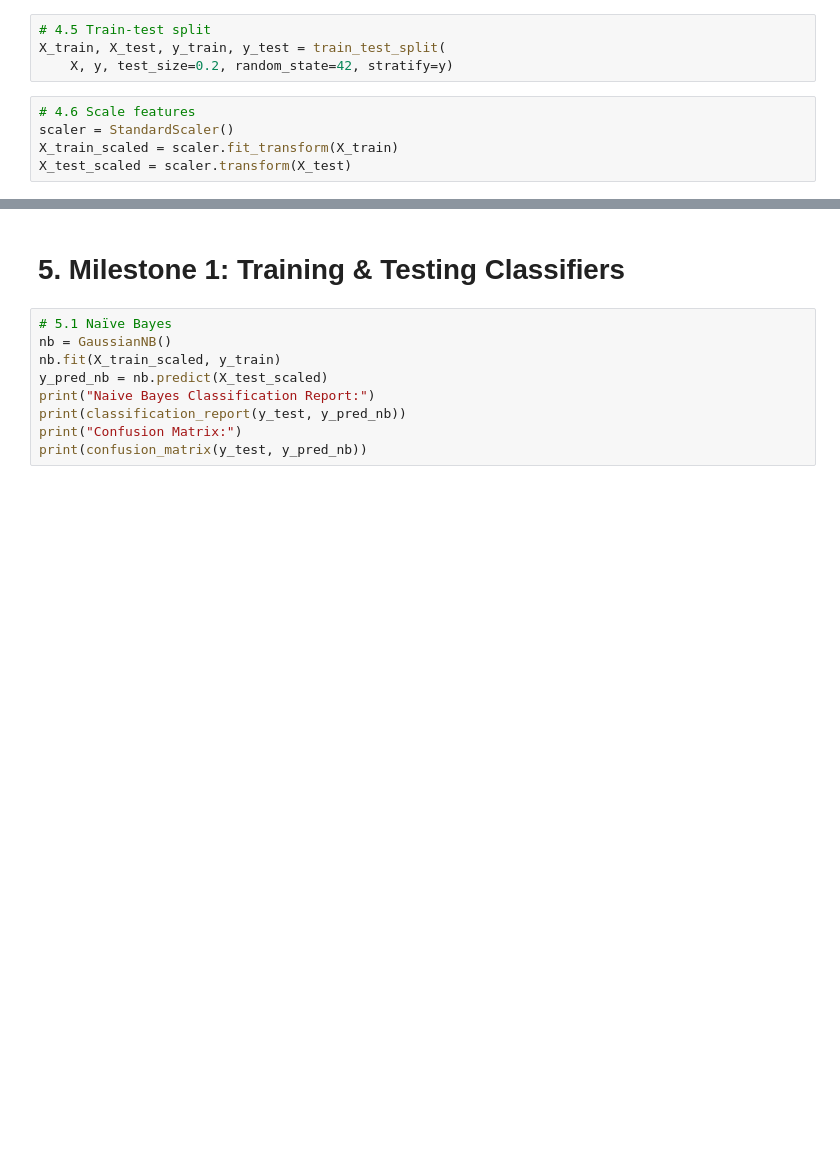
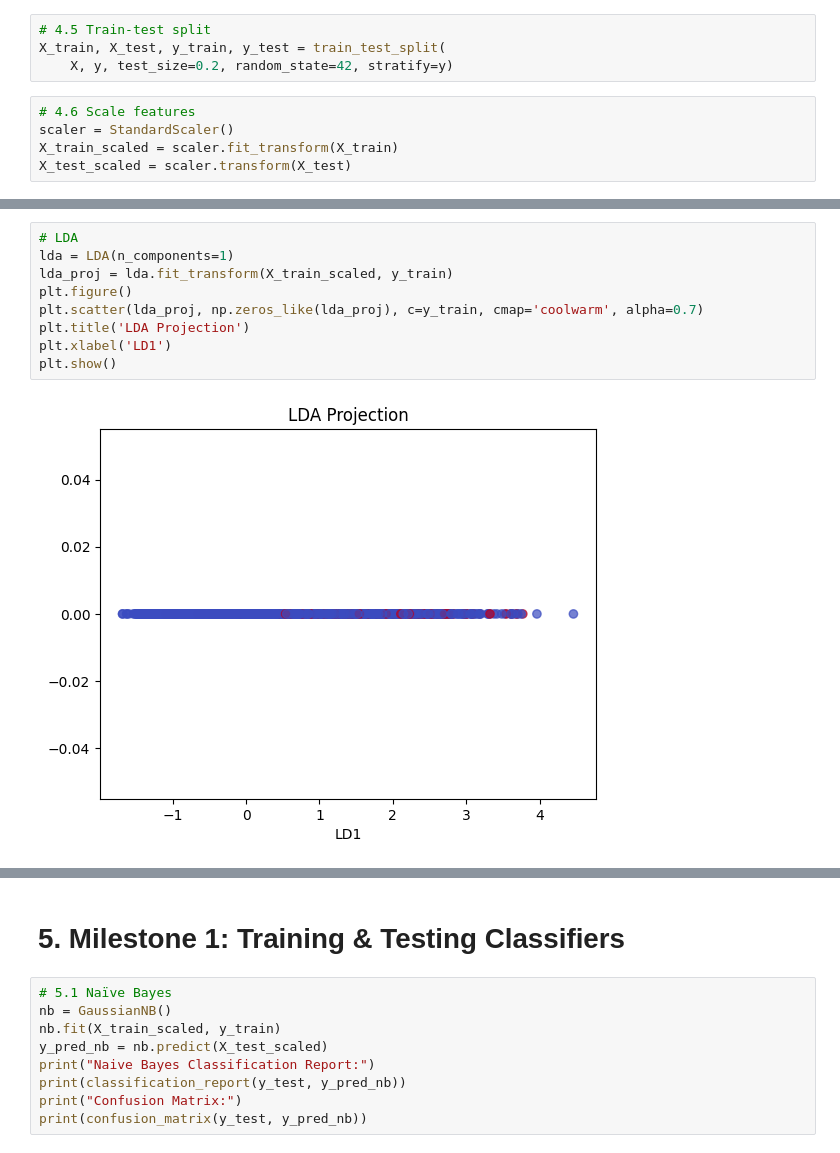
Before and after one commit to Geno212/Early-prediction-of-stroke-risk, a Jupyter notebook: stroke_prediction_milestones.ipynb, the cells around one changed output, grey strips where cells are left out. Drawn from its saved outputs; the diff is of its cells as text; blank space fills up the shorter version.

```diff
--- a/stroke_prediction_milestones.ipynb
+++ b/stroke_prediction_milestones.ipynb
@@ -165,0 +138,11 @@ X_test_scaled = scaler.transform(X_test)
+# %%
+# LDA
+lda = LDA(n_components=1)
+lda_proj = lda.fit_transform(X_train_scaled, y_train)
+plt.figure()
+plt.scatter(lda_proj, np.zeros_like(lda_proj), c=y_train, cmap='coolwarm', alpha=0.7)
+plt.title('LDA Projection')
+plt.xlabel('LD1')
+plt.show()
+# %% [output]
+[figure, added]
```
Also changed, not shown: parts of 14 cells of this notebook.
